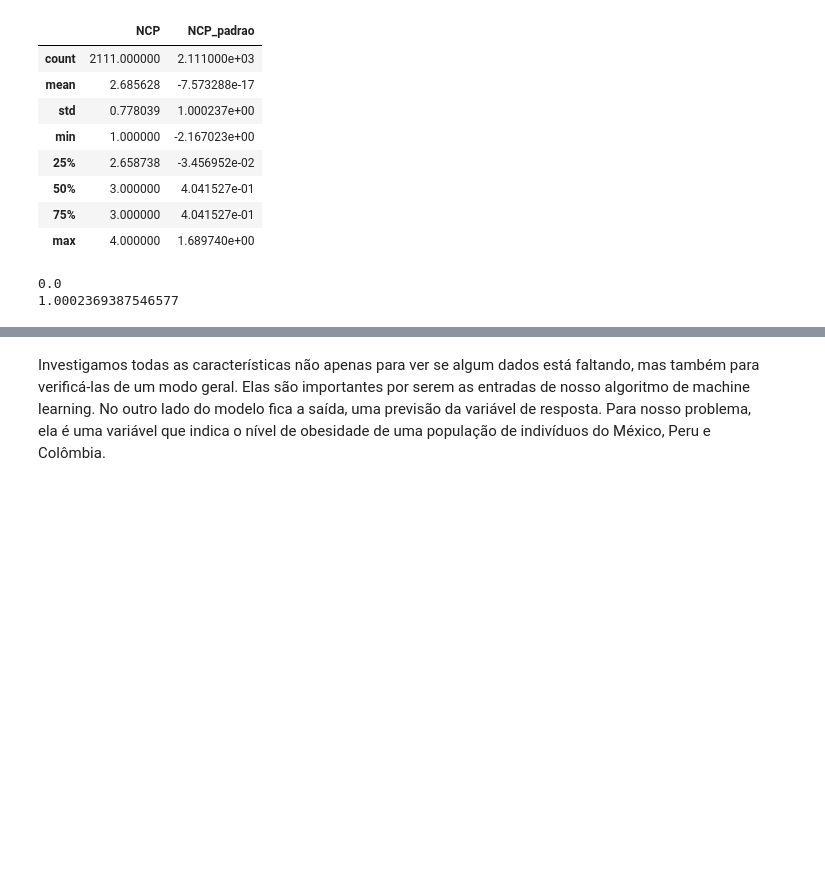
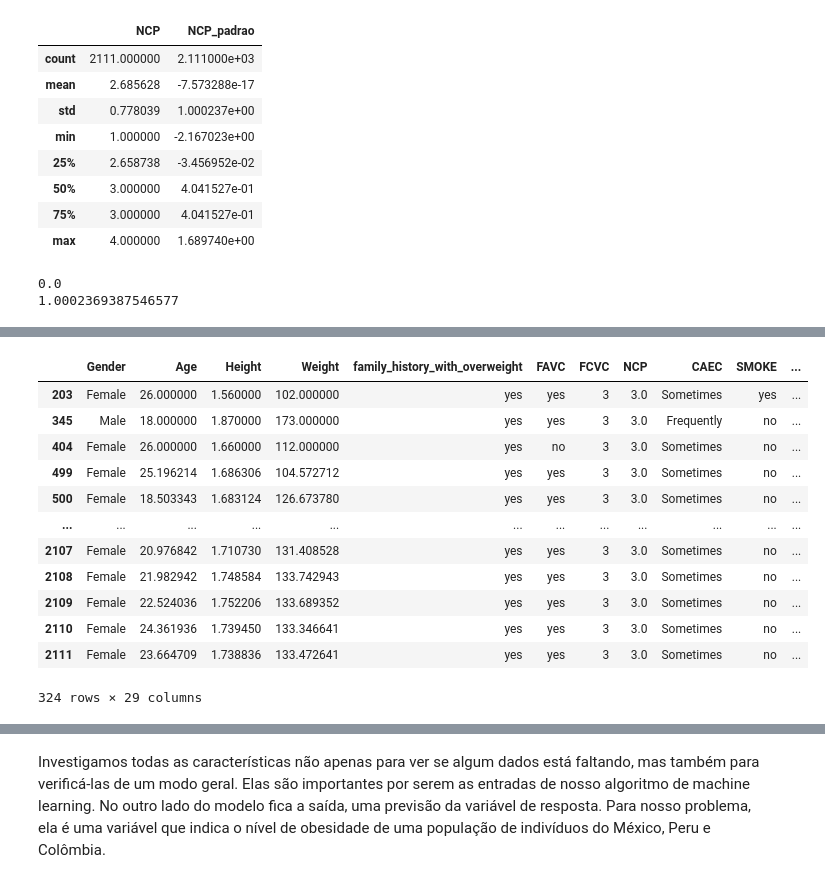
Before and after one commit to flamartini/PUCRIO_EAD_CIENCIA_DADOS, a Jupyter notebook: MVP_Níveis_de_obesidade.ipynb, the cells around one changed output, grey strips where cells are left out. Cells and saved outputs as stored; diff of their text form; code cells hidden in the pictures; blank space fills up the shorter version.

```diff
--- a/MVP_Níveis_de_obesidade.ipynb
+++ b/MVP_Níveis_de_obesidade.ipynb
@@ -1167,0 +1168,10 @@ data_obesity['IMC'] = 'none'
+# %%
+# transformando as colunas que serão utilizadas no cálculo do IMC para numéricas
+data_obesity['IMC'] = pd.to_numeric(data_obesity['IMC'], errors="coerce")
+data_obesity['Weight'] = pd.to_numeric(data_obesity['Weight'], errors="coerce")
+data_obesity['Height'] = pd.to_numeric(data_obesity['Height'], errors="coerce")
+for j in range(len(data_obesity['IMC'])):
+  i = j+1 # o índice deve começar em 1 pois no índice 0 está a descrição das colunas
+  if i == 2112 :
+    break
+  data_obesity['IMC'][i] = float(data_obesity['Weight'][i])/float((data_obesity['Height'][i]) * float(data_obesity['Height'][i]))
@@ -1167,0 +1219,17 @@ data_obesity['IMC'] = 'none'
+# %%
+# selecionando linhas segundo um critério
+data_obesity[data_obesity['NObeyesdad'] == "Obesity_Type_III"]
+# %% [output]
+|  | Gender | Age | Height | Weight | family_history_with_overweight | FAVC | FCVC | NCP | CAEC | SMOKE | ... |
+| 203 | Female | 26.000000 | 1.560000 | 102.000000 | yes | yes | 3 | 3.0 | Sometimes | yes | ... |
+| 345 | Male | 18.000000 | 1.870000 | 173.000000 | yes | yes | 3 | 3.0 | Frequently | no | ... |
+| 404 | Female | 26.000000 | 1.660000 | 112.000000 | yes | no | 3 | 3.0 | Sometimes | no | ... |
+| 499 | Female | 25.196214 | 1.686306 | 104.572712 | yes | yes | 3 | 3.0 | Sometimes | no | ... |
+| 500 | Female | 18.503343 | 1.683124 | 126.673780 | yes | yes | 3 | 3.0 | Sometimes | no | ... |
+| ... | ... | ... | ... | ... | ... | ... | ... | ... | ... | ... | ... |
+| 2107 | Female | 20.976842 | 1.710730 | 131.408528 | yes | yes | 3 | 3.0 | Sometimes | no | ... |
+| 2108 | Female | 21.982942 | 1.748584 | 133.742943 | yes | yes | 3 | 3.0 | Sometimes | no | ... |
+| 2109 | Female | 22.524036 | 1.752206 | 133.689352 | yes | yes | 3 | 3.0 | Sometimes | no | ... |
+| 2110 | Female | 24.361936 | 1.739450 | 133.346641 | yes | yes | 3 | 3.0 | Sometimes | no | ... |
+| 2111 | Female | 23.664709 | 1.738836 | 133.472641 | yes | yes | 3 | 3.0 | Sometimes | no | ... |
+324 rows × 29 columns
```
Also changed, not shown: parts of 12 cells of this notebook.
